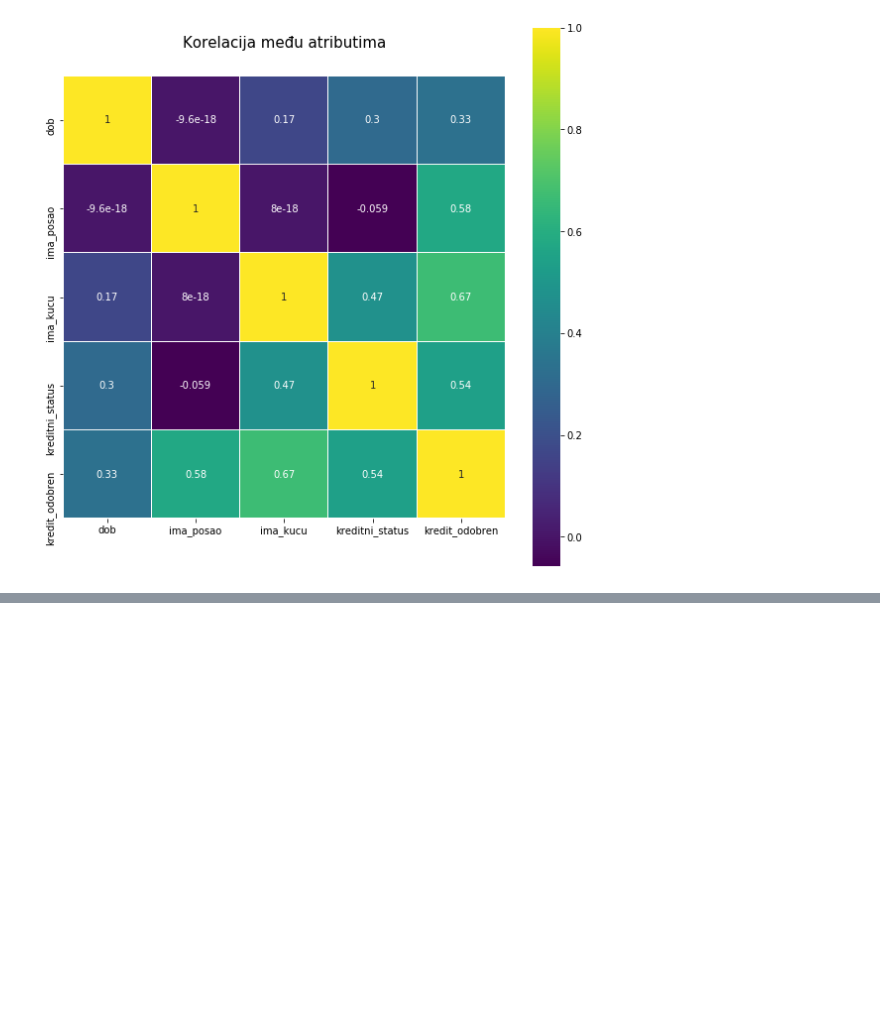
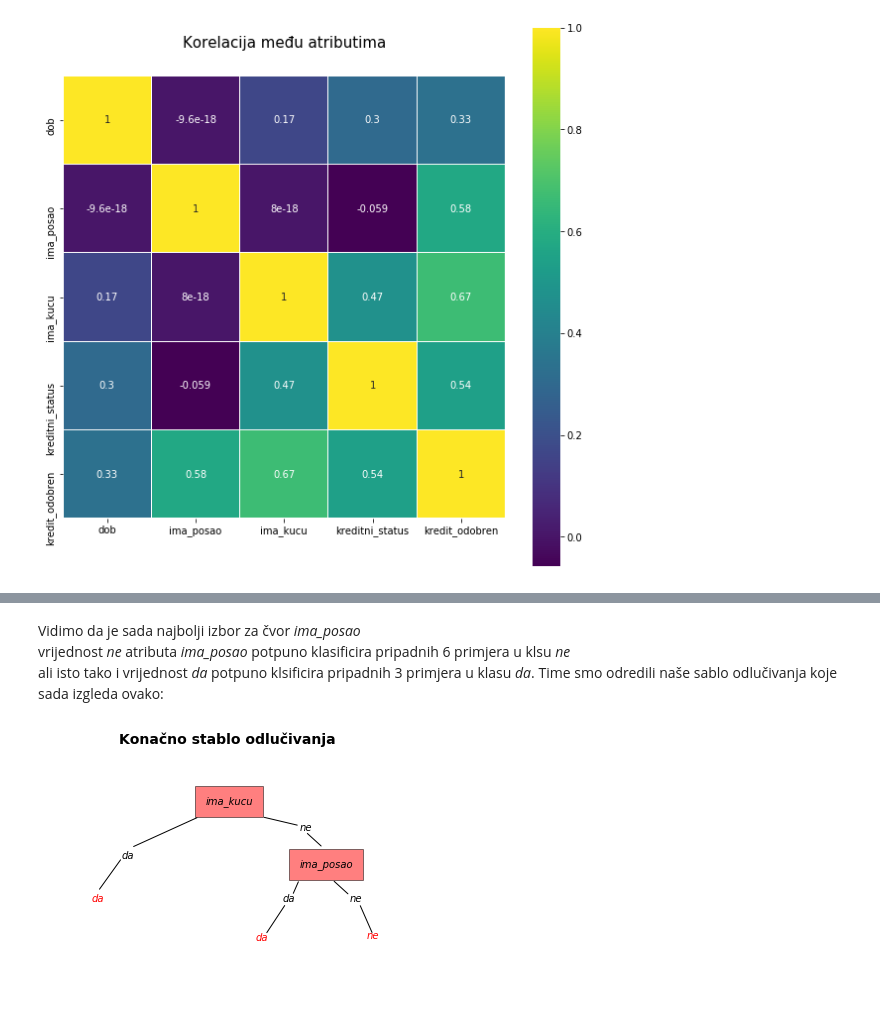
Before and after one commit to tsmetko/Matematicki-softver, a Jupyter notebook: stablo.ipynb, the cells around one changed output, grey strips where cells are left out. Cells and saved outputs as stored; diff of their text form; code cells hidden in the pictures; blank space fills up the shorter version.

```diff
--- a/stablo.ipynb
+++ b/stablo.ipynb
@@ -156,0 +218,62 @@ sb.heatmap(df.astype(float).corr(),linewidths=0.1,vmax=1.0, square=True, cmap=co
+# %% [markdown]
+Vidimo da je sada najbolji izbor za čvor *ima_posao* <br>
+vrijednost *ne* atributa *ima_posao* potpuno klasificira pripadnih 6 primjera u klsu *ne* <br>
+ali isto tako i vrijednost *da* potpuno klsificira pripadnih 3 primjera u klasu *da*.
+Time smo odredili naše sablo odlučivanja koje sada izgleda ovako:
+# %%
+import matplotlib.pyplot as plt
+%matplotlib inline
+fig = plt.figure()
+fig.suptitle('Konačno stablo odlučivanja', fontsize=14, fontweight='bold')
+
+ax = fig.add_subplot(111)
+#fig.subplots_adjust(top=0.85)
+
+
+ax.text(4.2, 8, 'ima_kucu', style='italic',
+        bbox={'facecolor':'red', 'alpha':0.5, 'pad':10})
+
+#ax.plot([2], [1], 'o')
+ax.annotate('', xy=(2, 6), xytext=(4, 7.4),
+            arrowprops=dict(facecolor='black',  arrowstyle="-"))
+ax.annotate('', xy=(7, 7), xytext=(5.9, 7.4),
+            arrowprops=dict(facecolor='black',  arrowstyle="-"))
+
+
+ax.text(7, 6.8, 'ne', style='italic')
+ax.annotate('', xy=(7.7, 6), xytext=(7.2,6.7),
+            arrowprops=dict(facecolor='black',  arrowstyle="-"))
+
+ax.text(1.7, 5.5, 'da', style='italic')
+ax.annotate('', xy=(1, 4), xytext=(1.7, 5.5),
+            arrowprops=dict(facecolor='black',  arrowstyle="-"))
+ax.text(0.8, 3.5, 'da', style='italic', color="red")
+
+ax.text(7, 5.1, 'ima_posao', style='italic',
+        bbox={'facecolor':'red', 'alpha':0.5, 'pad':10})
+
+ax.annotate('', xy=(6.8,3.8), xytext=(7, 4.5),
+            arrowprops=dict(facecolor='black',  arrowstyle="-"))
+
+ax.annotate('', xy=(8.5,3.8), xytext=(8, 4.5),
+            arrowprops=dict(facecolor='black',  arrowstyle="-"))
+
+
+ax.text(8.5, 3.5, 'ne', style='italic')
+
+ax.annotate('', xy=(9.2,2), xytext=(8.8, 3.4),
+            arrowprops=dict(facecolor='black',  arrowstyle="-"))
+
+ax.text(9, 1.8, 'ne', style='italic', color="red")
+
+
+ax.text(6.5, 3.5, 'da', style='italic')
+ax.annotate('', xy=(6,2), xytext=(6.6, 3.4),
+            arrowprops=dict(facecolor='black',  arrowstyle="-"))
+ax.text(5.7, 1.7, 'da', style='italic' ,color="red")
+
+ax.axis([0, 10, 0, 10])
+plt.axis('off')
+plt.show()
+# %% [output]
+[figure, added]
```
Also changed, not shown: parts of 9 cells of this notebook.
